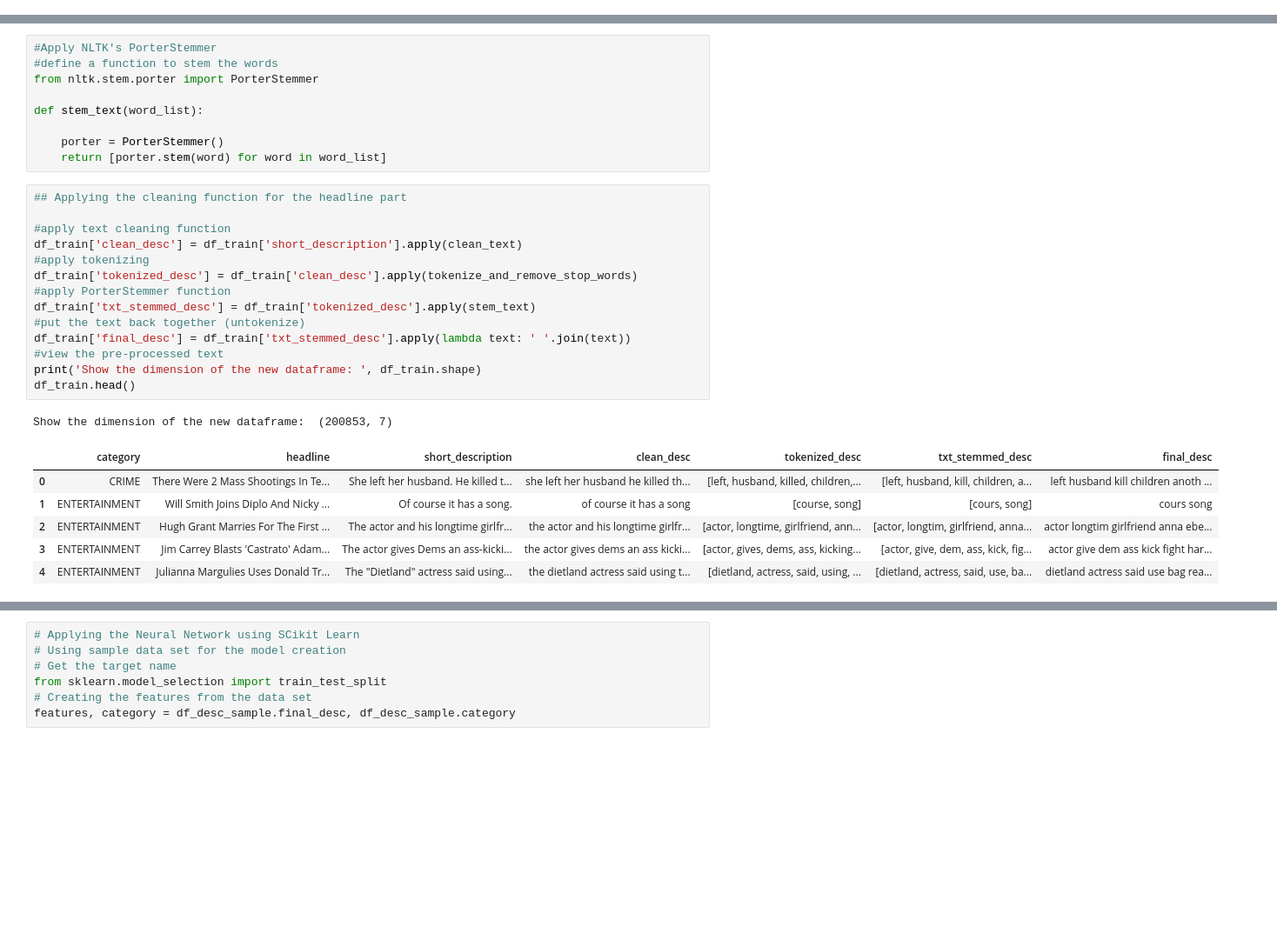
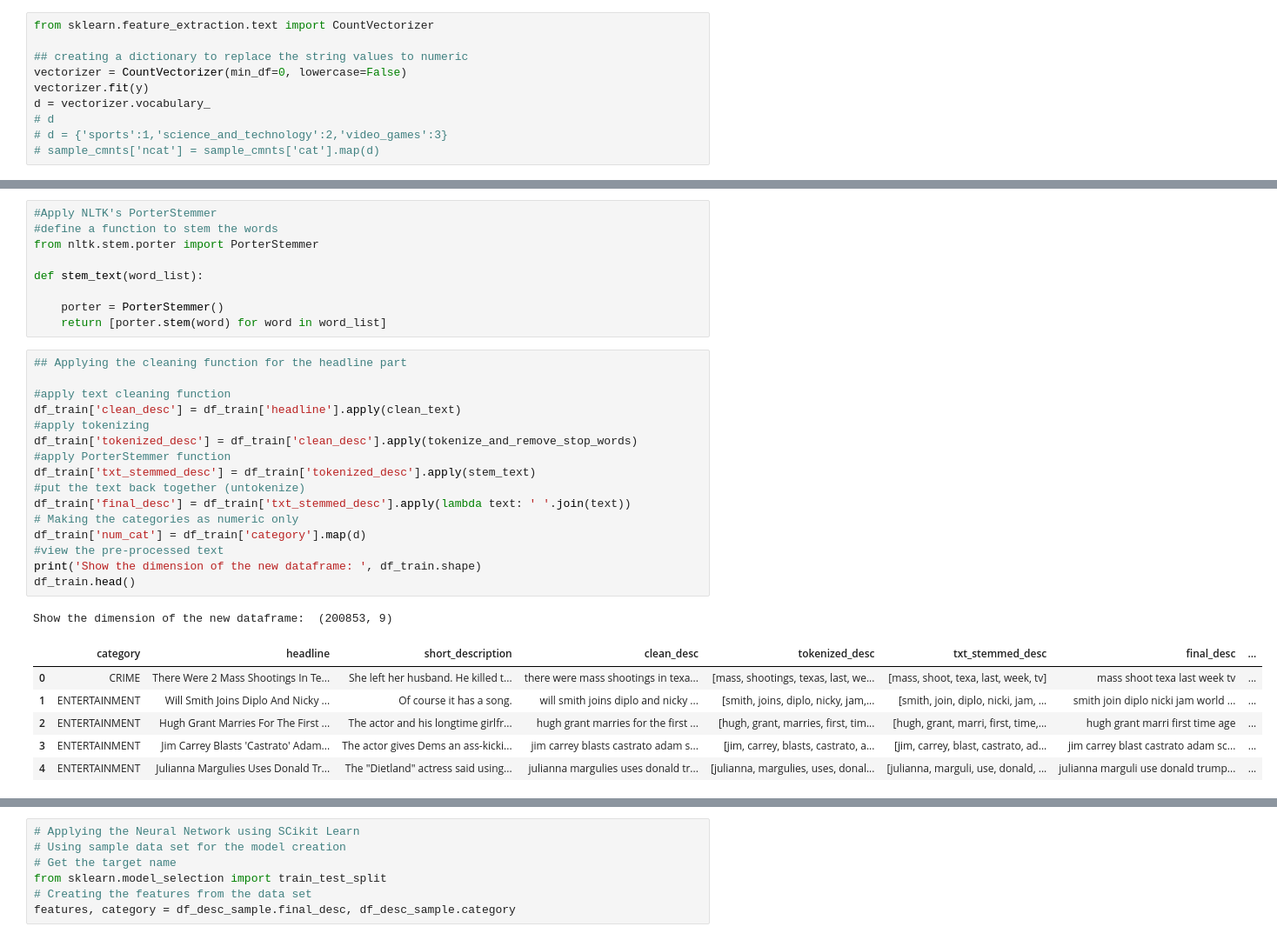
Before and after one commit to samantoz/bu_dsc, a Jupyter notebook: notebooks/DSC550/submitted/project_article_classification.ipynb, the cells around one changed output, grey strips where cells are left out. Shown at 87% size. Drawn from its saved outputs; the diff is of its cells as text; blank space fills up the shorter version.

```diff
--- a/notebooks/DSC550/submitted/project_article_classification.ipynb
+++ b/notebooks/DSC550/submitted/project_article_classification.ipynb
@@ -378,3 +374,13 @@ Size of the vector:  200853
+# %%
+from sklearn.feature_extraction.text import CountVectorizer
+
+## creating a dictionary to replace the string values to numeric
+vectorizer = CountVectorizer(min_df=0, lowercase=False)
+vectorizer.fit(y)
+d = vectorizer.vocabulary_
+# d
+# d = {'sports':1,'science_and_technology':2,'video_games':3}
+# sample_cmnts['ncat'] = sample_cmnts['cat'].map(d)
 # %%
 #Convert text to lowercase and romove punctuation
 #define a function to clean the text
@@ -420,22 +426,24 @@ def stem_text(word_list):
 # %%
 ## Applying the cleaning function for the headline part
 
 #apply text cleaning function
-df_train['clean_desc'] = df_train['short_description'].apply(clean_text)
+df_train['clean_desc'] = df_train['headline'].apply(clean_text)
 #apply tokenizing
 df_train['tokenized_desc'] = df_train['clean_desc'].apply(tokenize_and_remove_stop_words)
 #apply PorterStemmer function
 df_train['txt_stemmed_desc'] = df_train['tokenized_desc'].apply(stem_text)
 #put the text back together (untokenize)
 df_train['final_desc'] = df_train['txt_stemmed_desc'].apply(lambda text: ' '.join(text))
+# Making the categories as numeric only
+df_train['num_cat'] = df_train['category'].map(d)
 #view the pre-processed text
 print('Show the dimension of the new dataframe: ', df_train.shape)
 df_train.head()
 # %% [output]
-Show the dimension of the new dataframe:  (200853, 7)
+Show the dimension of the new dataframe:  (200853, 9)
-|  | category | headline | short_description | clean_desc | tokenized_desc | txt_stemmed_desc | final_desc |
-| 0 | CRIME | There Were 2 Mass Shootings In Te... | She left her husband. He killed t... | she left her husband he killed th... | [left, husband, killed, children,... | [left, husband, kill, children, a... | left husband kill children anoth ... |
-| 1 | ENTERTAINMENT | Will Smith Joins Diplo And Nicky ... | Of course it has a song. | of course it has a song | [course, song] | [cours, song] | cours song |
-| 2 | ENTERTAINMENT | Hugh Grant Marries For The First ... | The actor and his longtime girlfr... | the actor and his longtime girlfr... | [actor, longtime, girlfriend, ann... | [actor, longtim, girlfriend, anna... | actor longtim girlfriend anna ebe... |
-| 3 | ENTERTAINMENT | Jim Carrey Blasts 'Castrato' Adam... | The actor gives Dems an ass-kicki... | the actor gives dems an ass kicki... | [actor, gives, dems, ass, kicking... | [actor, give, dem, ass, kick, fig... | actor give dem ass kick fight har... |
-| 4 | ENTERTAINMENT | Julianna Margulies Uses Donald Tr... | The "Dietland" actress said using... | the dietland actress said using t... | [dietland, actress, said, using, ... | [dietland, actress, said, use, ba... | dietland actress said use bag rea... |
+|  | category | headline | short_description | clean_desc | tokenized_desc | txt_stemmed_desc | final_desc | ... |
+| 0 | CRIME | There Were 2 Mass Shootings In Te... | She left her husband. He killed t... | there were mass shootings in texa... | [mass, shootings, texas, last, we... | [mass, shoot, texa, last, week, tv] | mass shoot texa last week tv | ... |
+| 1 | ENTERTAINMENT | Will Smith Joins Diplo And Nicky ... | Of course it has a song. | will smith joins diplo and nicky ... | [smith, joins, diplo, nicky, jam,... | [smith, join, diplo, nicki, jam, ... | smith join diplo nicki jam world ... | ... |
+| 2 | ENTERTAINMENT | Hugh Grant Marries For The First ... | The actor and his longtime girlfr... | hugh grant marries for the first ... | [hugh, grant, marries, first, tim... | [hugh, grant, marri, first, time,... | hugh grant marri first time age | ... |
+| 3 | ENTERTAINMENT | Jim Carrey Blasts 'Castrato' Adam... | The actor gives Dems an ass-kicki... | jim carrey blasts castrato adam s... | [jim, carrey, blasts, castrato, a... | [jim, carrey, blast, castrato, ad... | jim carrey blast castrato adam sc... | ... |
+| 4 | ENTERTAINMENT | Julianna Margulies Uses Donald Tr... | The "Dietland" actress said using... | julianna margulies uses donald tr... | [julianna, margulies, uses, donal... | [julianna, marguli, use, donald, ... | julianna marguli use donald trump... | ... |
```
Also changed, not shown: parts of 25 cells of this notebook, 1 other file.
